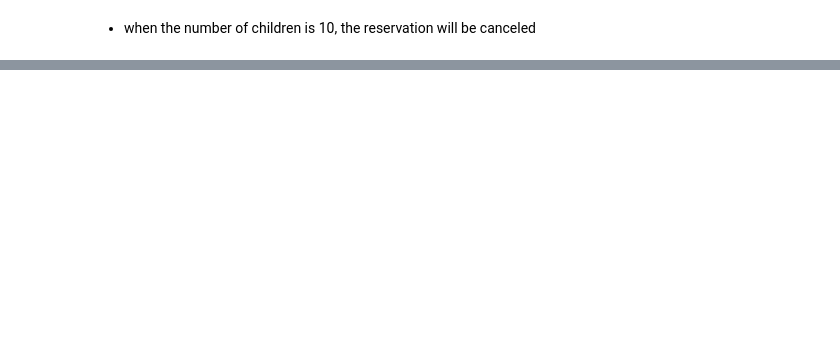
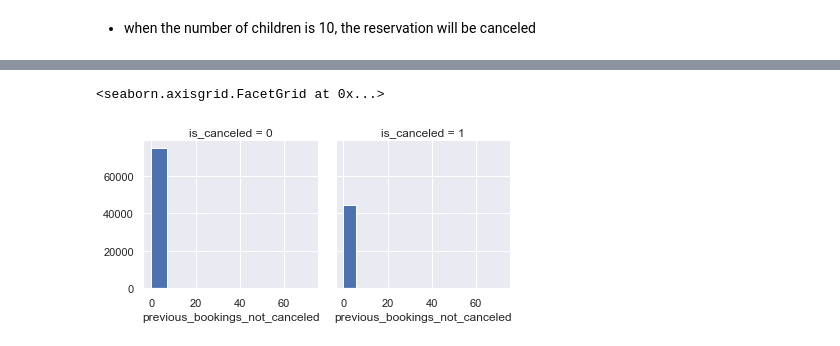
Before and after one commit to tkong1998/hotel-booking-demand, a Jupyter notebook: data_visualization.ipynb, the cells around one changed output, grey strips where cells are left out. Cells and saved outputs as stored; diff of their text form; code cells hidden in the pictures; blank space fills up the shorter version.

```diff
--- a/data_visualization.ipynb
+++ b/data_visualization.ipynb
@@ -322,0 +351,7 @@ sns.barplot(x='meal', y='is_canceled',data=hotel)
+# %%
+# previous_bookings_not_canceled
+g = sns.FacetGrid(hotel, col='is_canceled', margin_titles=True)
+g.map(plt.hist,'previous_bookings_not_canceled')
+# %% [output]
+<seaborn.axisgrid.FacetGrid at 0x...>
+[figure, added]
```
Also changed, not shown: parts of 36 cells of this notebook, 5 other files.
